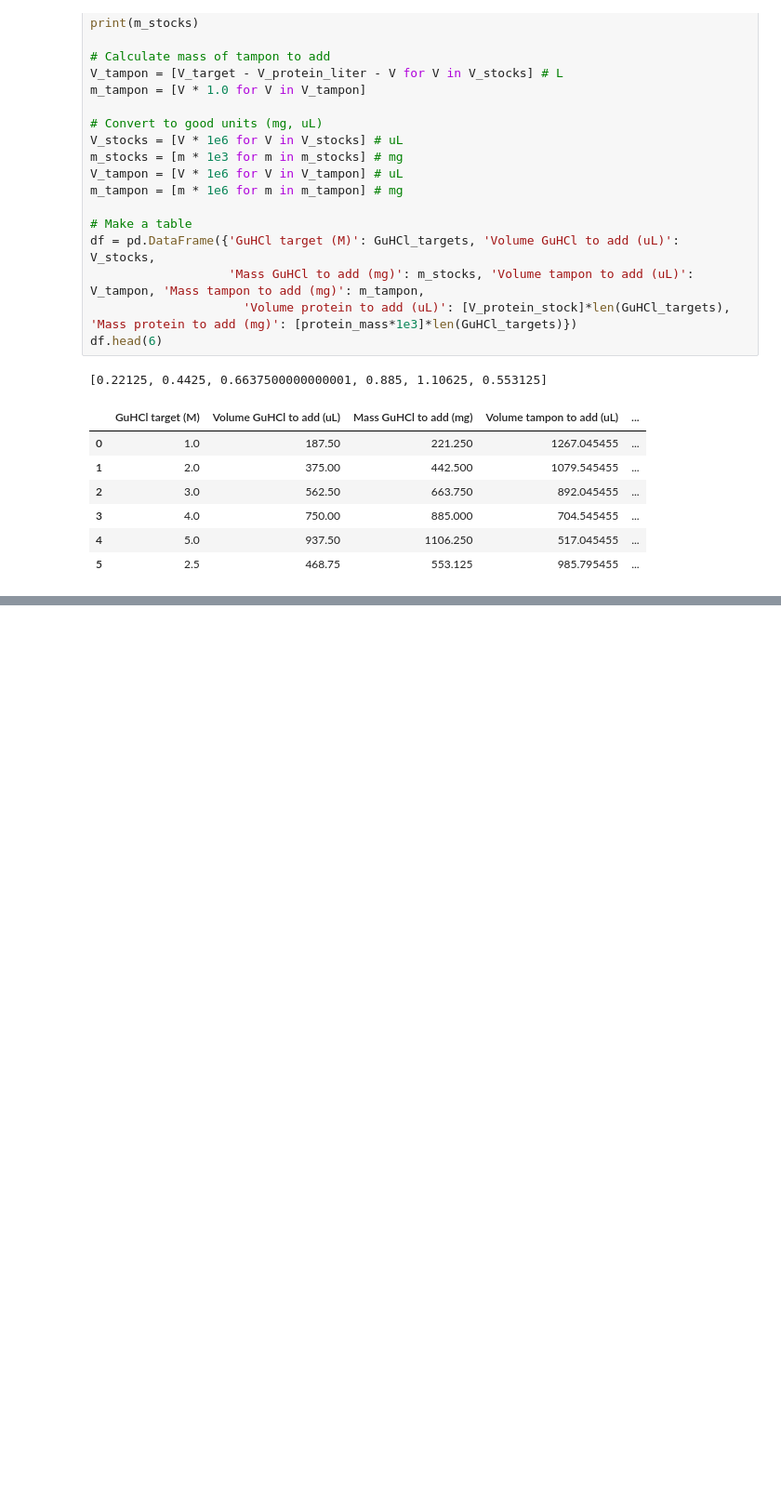
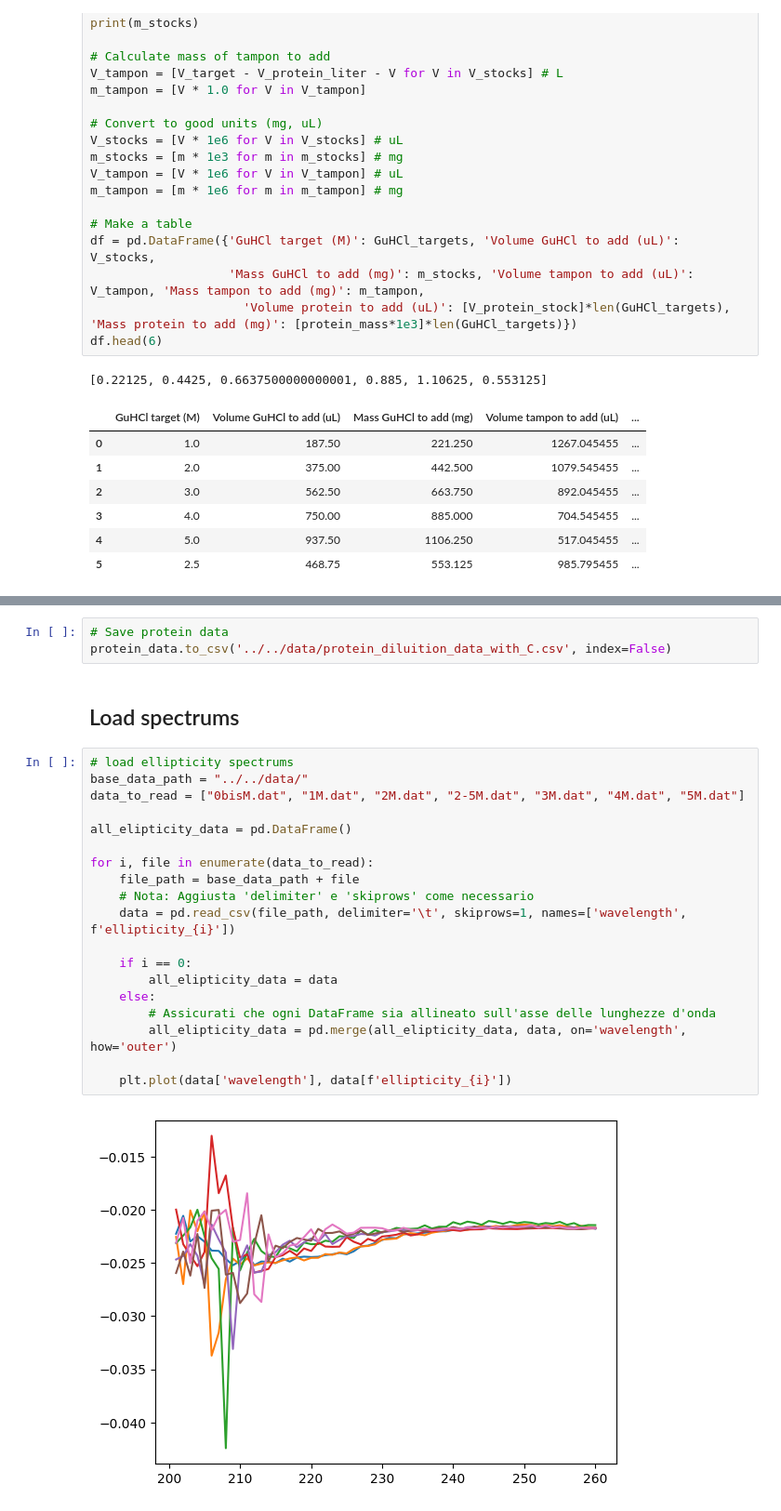
Before and after one commit to GiovanniLag/Laboratorio-Biofisica, a Jupyter notebook: dicroismo/analysis/python/notebook_dicromismo.ipynb, the cells around one changed output, grey strips where cells are left out. Shown at 93% size. Saved outputs shown, nothing was run; the diff lists cells and outputs as text; blank space fills up the shorter version.

```diff
--- a/dicroismo/analysis/python/notebook_dicromismo.ipynb
+++ b/dicroismo/analysis/python/notebook_dicromismo.ipynb
@@ -72,0 +105,26 @@ df.head(6)
+# %%
+# Save protein data
+protein_data.to_csv('../../data/protein_diluition_data_with_C.csv', index=False)
+# %% [markdown]
+## Load spectrums
+# %%
+# load ellipticity spectrums
+base_data_path = "../../data/"
+data_to_read = ["0bisM.dat", "1M.dat", "2M.dat", "2-5M.dat", "3M.dat", "4M.dat", "5M.dat"]
+
+all_elipticity_data = pd.DataFrame()
+
+for i, file in enumerate(data_to_read):
+    file_path = base_data_path + file
+    # Nota: Aggiusta 'delimiter' e 'skiprows' come necessario
+    data = pd.read_csv(file_path, delimiter='\t', skiprows=1, names=['wavelength', f'ellipticity_{i}'])
+
+    if i == 0:
+        all_elipticity_data = data
+    else:
+        # Assicurati che ogni DataFrame sia allineato sull'asse delle lunghezze d'onda
+        all_elipticity_data = pd.merge(all_elipticity_data, data, on='wavelength', how='outer')
+
+    plt.plot(data['wavelength'], data[f'ellipticity_{i}'])
+# %% [output]
+[figure, added]
```
Also changed, not shown: parts of 10 cells of this notebook, 23 other files.
